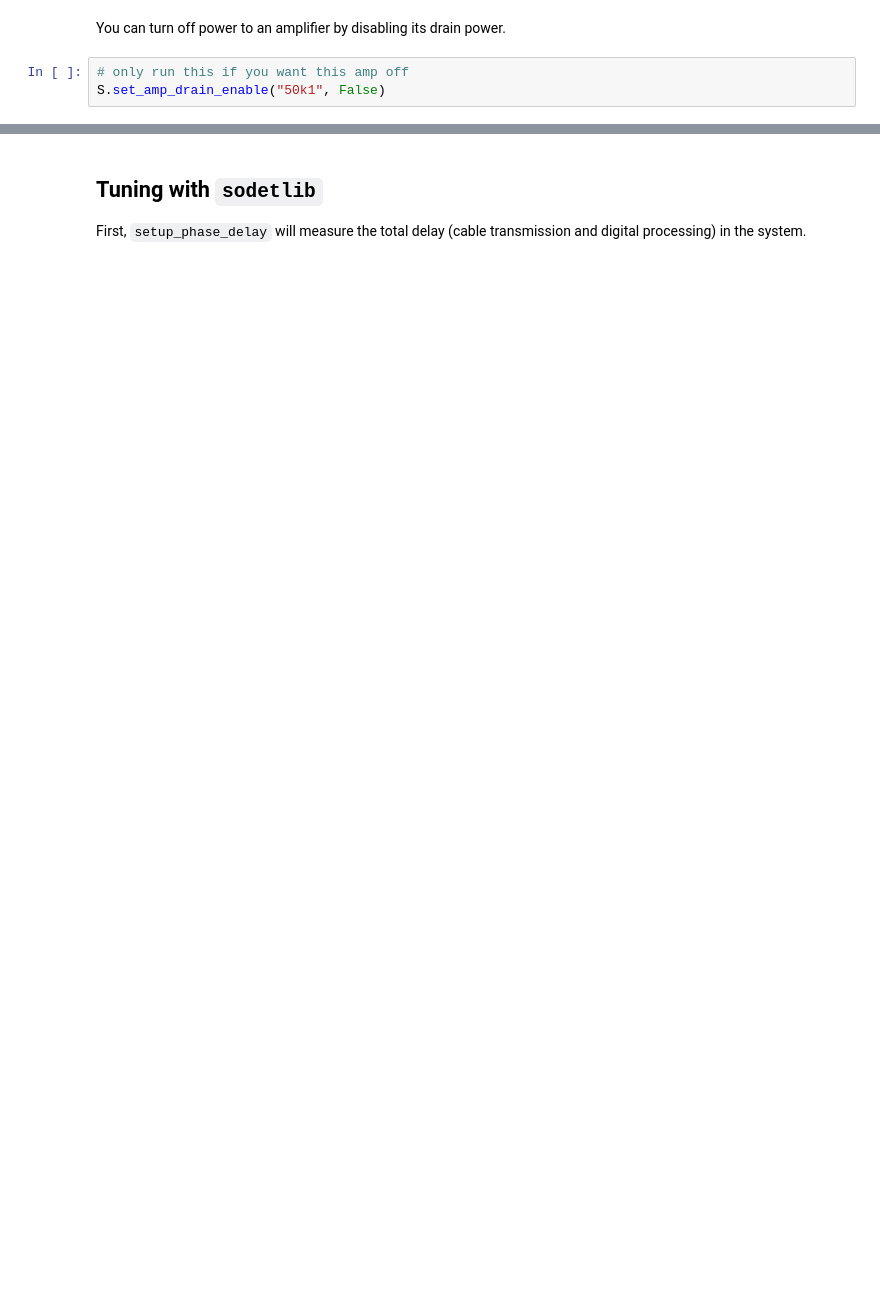
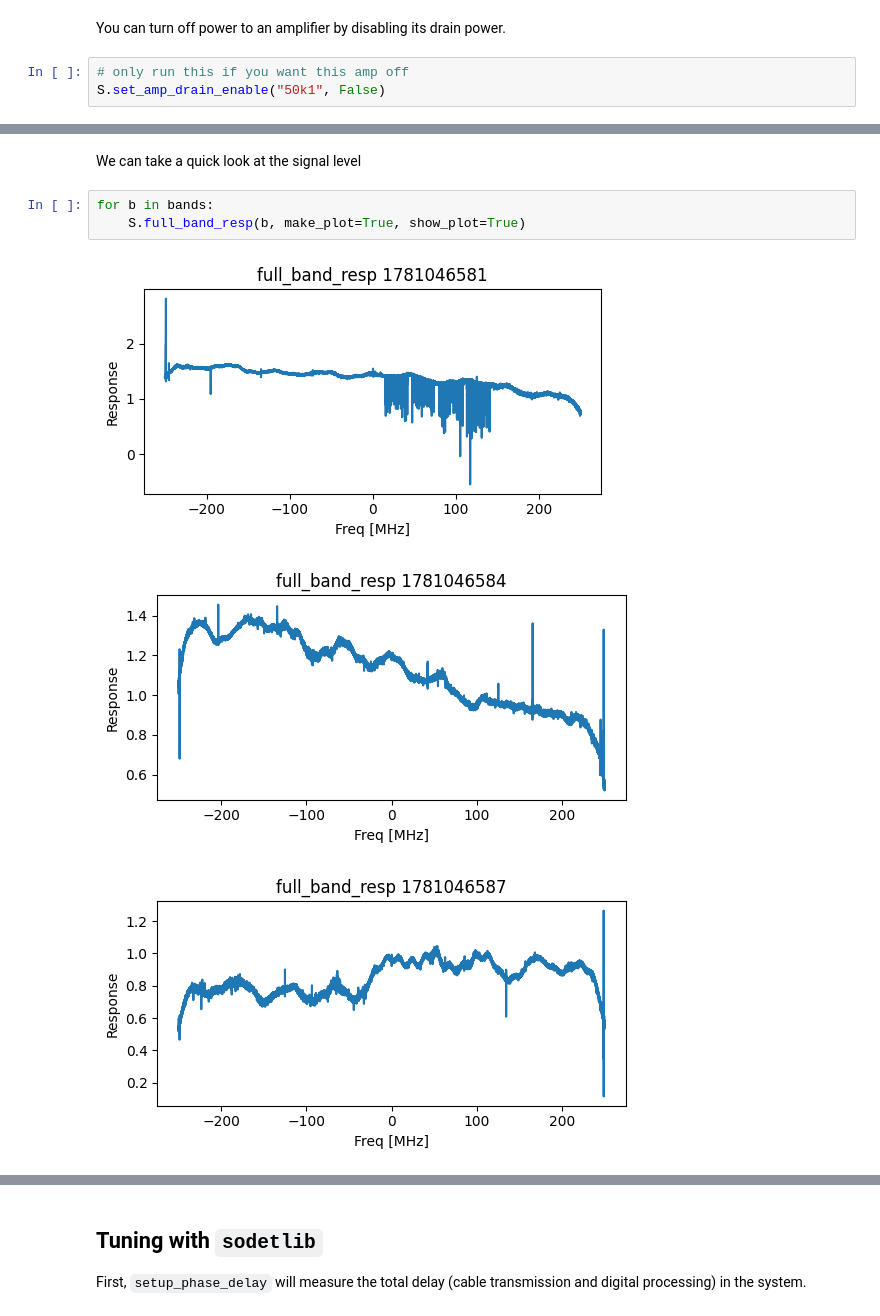
Before and after one commit to simonsobs/smurf_tutorials, a Jupyter notebook: 2_Tuning.ipynb, the cells around one changed output, grey strips where cells are left out. Cells and saved outputs as stored; diff of their text form; blank space fills up the shorter version.

```diff
--- a/2_Tuning.ipynb
+++ b/2_Tuning.ipynb
@@ -65,0 +132,9 @@ S.set_amp_drain_enable("50k1", False)
+# %% [markdown]
+We can take a quick look at the signal level
+# %%
+for b in bands:
+    S.full_band_resp(b, make_plot=True, show_plot=True)
+# %% [output]
+[figure, added]
+[figure, added]
+[figure, added]
```
Also changed, not shown: parts of 38 cells of this notebook, 6 other files.
